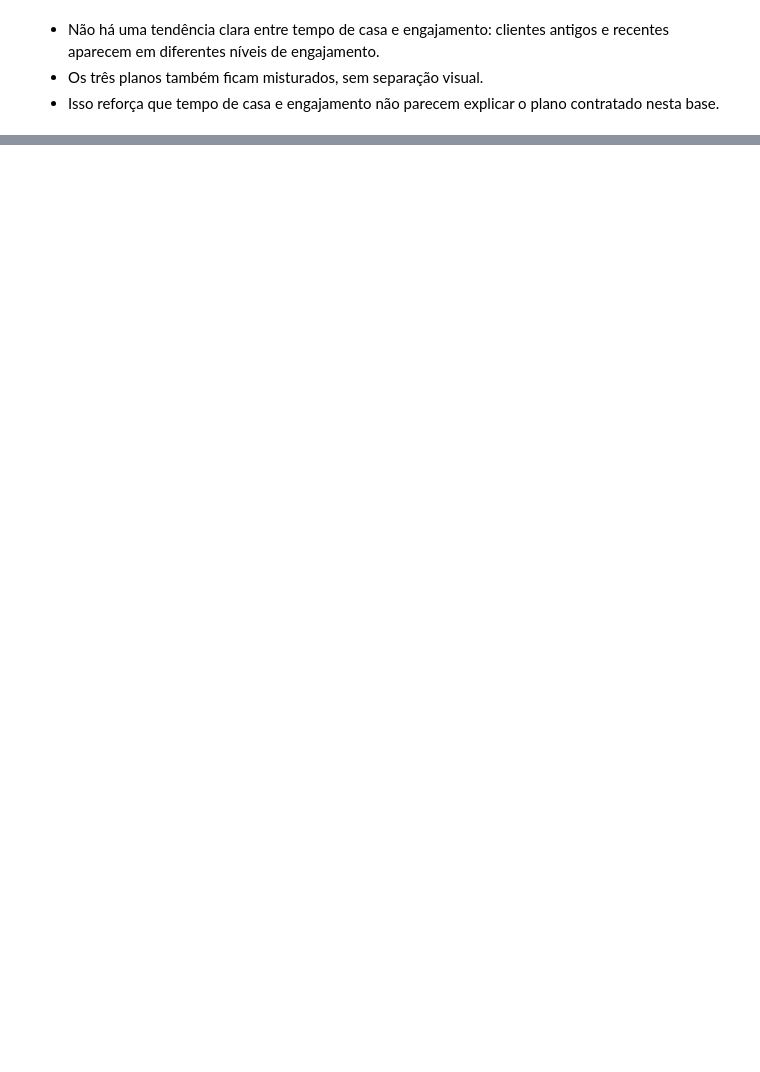
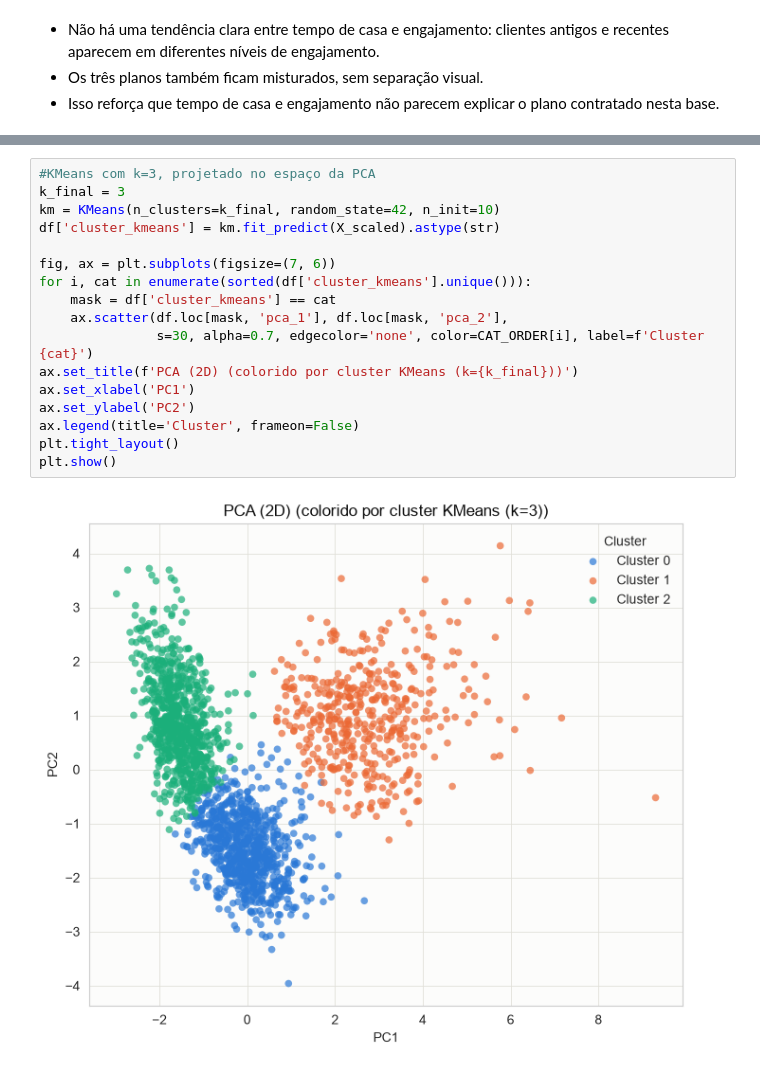
Before and after one commit to maricmello/squad-data-science, a Jupyter notebook: Case 1/EDA.ipynb, the cells around one changed output, grey strips where cells are left out. Saved outputs shown, nothing was run; the diff lists cells and outputs as text; blank space fills up the shorter version.

```diff
--- a/Case 1/EDA.ipynb
+++ b/Case 1/EDA.ipynb
@@ -858,0 +742,19 @@ plt.show()
+# %%
+#KMeans com k=3, projetado no espaço da PCA
+k_final = 3
+km = KMeans(n_clusters=k_final, random_state=42, n_init=10)
+df['cluster_kmeans'] = km.fit_predict(X_scaled).astype(str)
+
+fig, ax = plt.subplots(figsize=(7, 6))
+for i, cat in enumerate(sorted(df['cluster_kmeans'].unique())):
+    mask = df['cluster_kmeans'] == cat
+    ax.scatter(df.loc[mask, 'pca_1'], df.loc[mask, 'pca_2'],
+               s=30, alpha=0.7, edgecolor='none', color=CAT_ORDER[i], label=f'Cluster {cat}')
+ax.set_title(f'PCA (2D) (colorido por cluster KMeans (k={k_final}))')
+ax.set_xlabel('PC1')
+ax.set_ylabel('PC2')
+ax.legend(title='Cluster', frameon=False)
+plt.tight_layout()
+plt.show()
+# %% [output]
+[figure, added]
```
Also changed, not shown: parts of 45 cells of this notebook, 1 other file.
